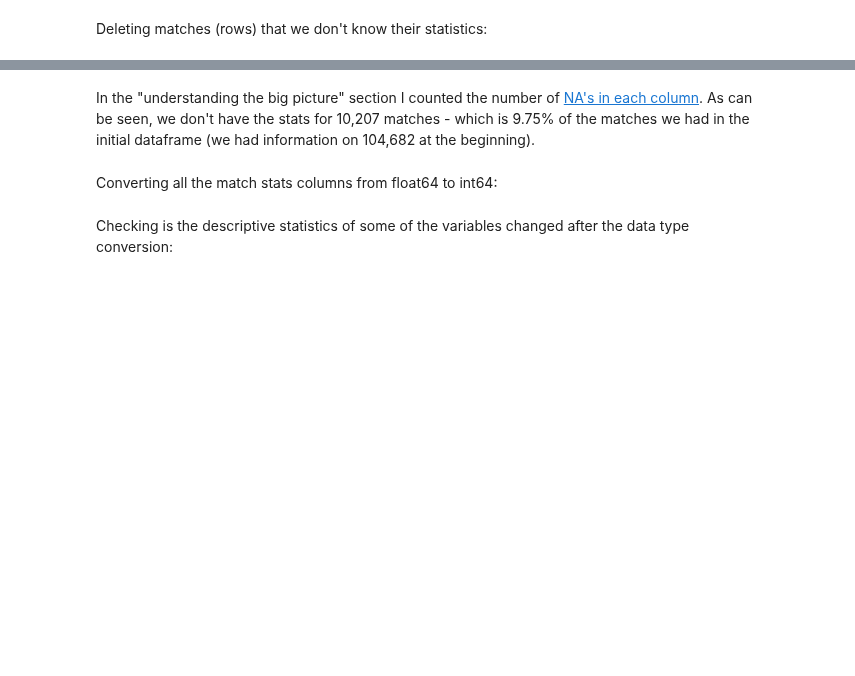
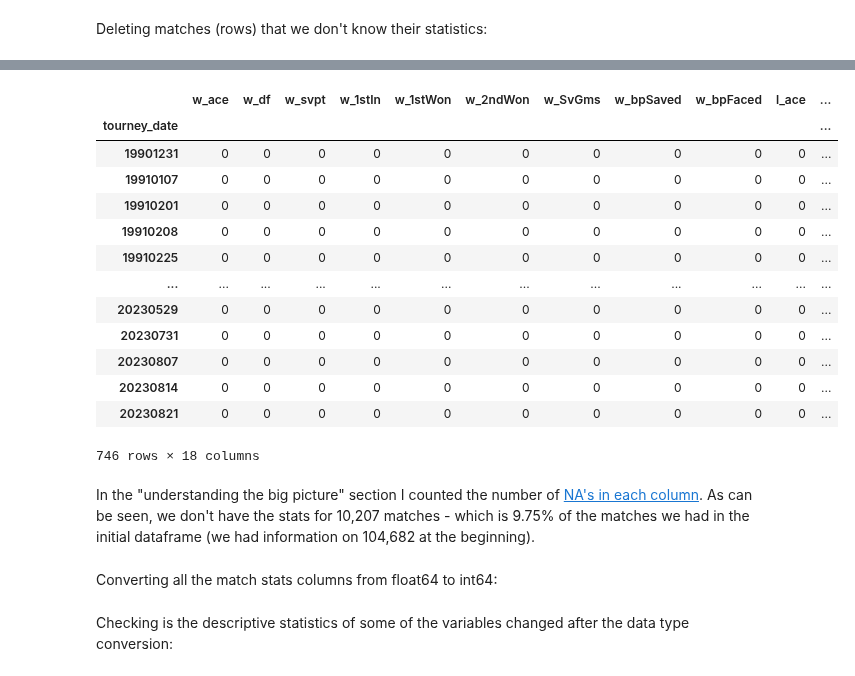
Before and after one commit to YoavWeller/Tennis_Analysis, a Jupyter notebook: tennis_analysis.ipynb, the cells around one changed output, grey strips where cells are left out. Cells and saved outputs as stored; diff of their text form; code cells hidden in the pictures; blank space fills up the shorter version.

Commit message:
Update tennis_analysis.ipynb
Two changes - (1) moving the code that changes the date format to the top of the data cleaning section and - (2) Creating a code that counts the number of NA's per date

```diff
--- a/tennis_analysis.ipynb
+++ b/tennis_analysis.ipynb
@@ -76,3 +100,20 @@ matches_without_stats_df.head(10)
+# %%
+matches_without_stats_df.groupby(by=["tourney_date"])[match_stats_columns_names].count()
+# %% [output]
+|  | w_ace | w_df | w_svpt | w_1stIn | w_1stWon | w_2ndWon | w_SvGms | w_bpSaved | w_bpFaced | l_ace | ... |
+| tourney_date |  |  |  |  |  |  |  |  |  |  | ... |
+| 19901231 | 0 | 0 | 0 | 0 | 0 | 0 | 0 | 0 | 0 | 0 | ... |
+| 19910107 | 0 | 0 | 0 | 0 | 0 | 0 | 0 | 0 | 0 | 0 | ... |
+| 19910201 | 0 | 0 | 0 | 0 | 0 | 0 | 0 | 0 | 0 | 0 | ... |
+| 19910208 | 0 | 0 | 0 | 0 | 0 | 0 | 0 | 0 | 0 | 0 | ... |
+| 19910225 | 0 | 0 | 0 | 0 | 0 | 0 | 0 | 0 | 0 | 0 | ... |
+| ... | ... | ... | ... | ... | ... | ... | ... | ... | ... | ... | ... |
+| 20230529 | 0 | 0 | 0 | 0 | 0 | 0 | 0 | 0 | 0 | 0 | ... |
+| 20230731 | 0 | 0 | 0 | 0 | 0 | 0 | 0 | 0 | 0 | 0 | ... |
+| 20230807 | 0 | 0 | 0 | 0 | 0 | 0 | 0 | 0 | 0 | 0 | ... |
+| 20230814 | 0 | 0 | 0 | 0 | 0 | 0 | 0 | 0 | 0 | 0 | ... |
+| 20230821 | 0 | 0 | 0 | 0 | 0 | 0 | 0 | 0 | 0 | 0 | ... |
+746 rows × 18 columns
 # %%
 combined_df.dropna(subset=match_stats_columns_names, inplace=True)
 
```
Also changed, not shown: parts of 5 cells of this notebook.
